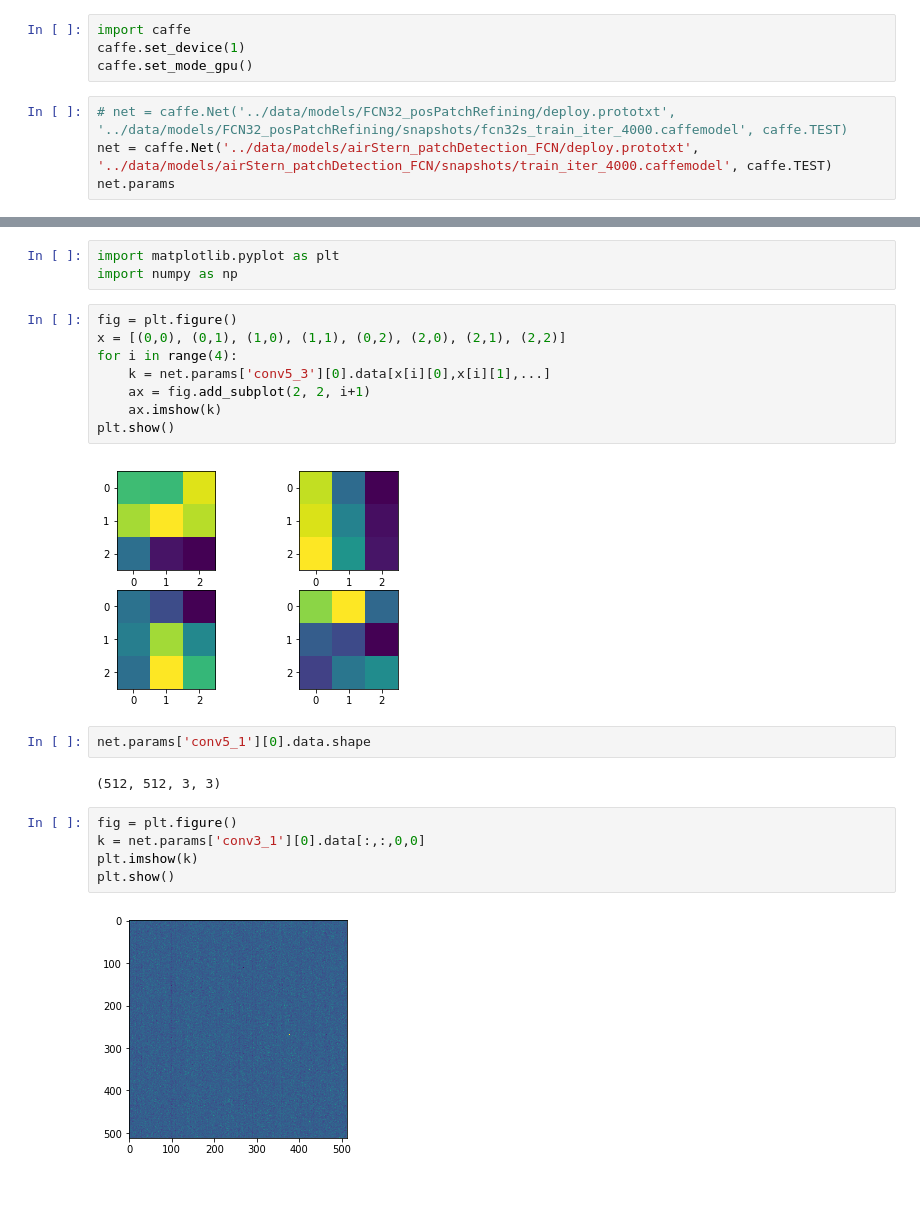
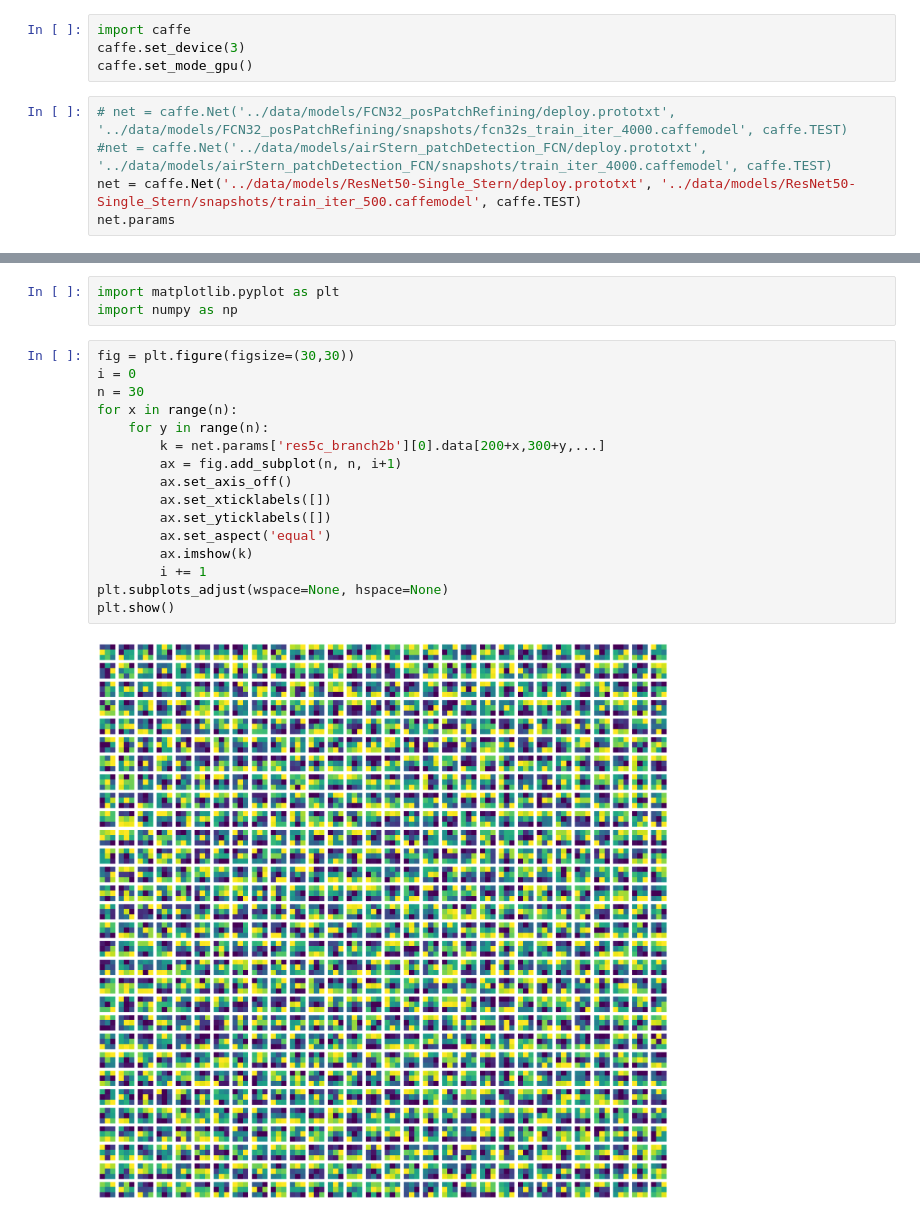
Before and after one commit to morris-frank/bachelor-thesis, a Jupyter notebook: notebooks/VizKernelsTest.ipynb, the cells around one changed output, grey strips where cells are left out. Drawn from its saved outputs; the diff is of its cells as text; blank space fills up the shorter version.

```diff
--- a/notebooks/VizKernelsTest.ipynb
+++ b/notebooks/VizKernelsTest.ipynb
@@ -1,9 +1,10 @@
 # %%
 import caffe
-caffe.set_device(1)
+caffe.set_device(3)
 caffe.set_mode_gpu()
 # %%
 # net = caffe.Net('../data/models/FCN32_posPatchRefining/deploy.prototxt', '../data/models/FCN32_posPatchRefining/snapshots/fcn32s_train_iter_4000.caffemodel', caffe.TEST)
-net = caffe.Net('../data/models/airStern_patchDetection_FCN/deploy.prototxt', '../data/models/airStern_patchDetection_FCN/snapshots/train_iter_4000.caffemodel', caffe.TEST)
+#net = caffe.Net('../data/models/airStern_patchDetection_FCN/deploy.prototxt', '../data/models/airStern_patchDetection_FCN/snapshots/train_iter_4000.caffemodel', caffe.TEST)
+net = caffe.Net('../data/models/ResNet50-Single_Stern/deploy.prototxt', '../data/models/ResNet50-Single_Stern/snapshots/train_iter_500.caffemodel', caffe.TEST)
 net.params
 # %% [output]
@@ -27,24 +28,21 @@ OrderedDict([('conv1_1', <caffe._caffe.BlobVec at 0x...>),
 # %%
 import matplotlib.pyplot as plt
 import numpy as np
-# %%
-fig = plt.figure()
-x = [(0,0), (0,1), (1,0), (1,1), (0,2), (2,0), (2,1), (2,2)]
-for i in range(4):
-    k = net.params['conv5_3'][0].data[x[i][0],x[i][1],...]
-    ax = fig.add_subplot(2, 2, i+1)
-    ax.imshow(k)
-plt.show()
-# %% [output]
-[figure, removed]
-# %%
-net.params['conv5_1'][0].data.shape
-# %% [output]
-(512, 512, 3, 3)
-# %%
-fig = plt.figure()
-k = net.params['conv3_1'][0].data[:,:,0,0]
-plt.imshow(k)
-plt.show()
-# %% [output]
-[figure, removed]
+# %%
+fig = plt.figure(figsize=(30,30))
+i = 0
+n = 30
+for x in range(n):
+    for y in range(n):
+        k = net.params['res5c_branch2b'][0].data[200+x,300+y,...]
+        ax = fig.add_subplot(n, n, i+1)
+        ax.set_axis_off()
+        ax.set_xticklabels([])
+        ax.set_yticklabels([])
+        ax.set_aspect('equal')
+        ax.imshow(k)
+        i += 1
+plt.subplots_adjust(wspace=None, hspace=None)
+plt.show()
+# %% [output]
+[figure, added]
```
Also changed, not shown: parts of 2 cells of this notebook, 9 other files.
